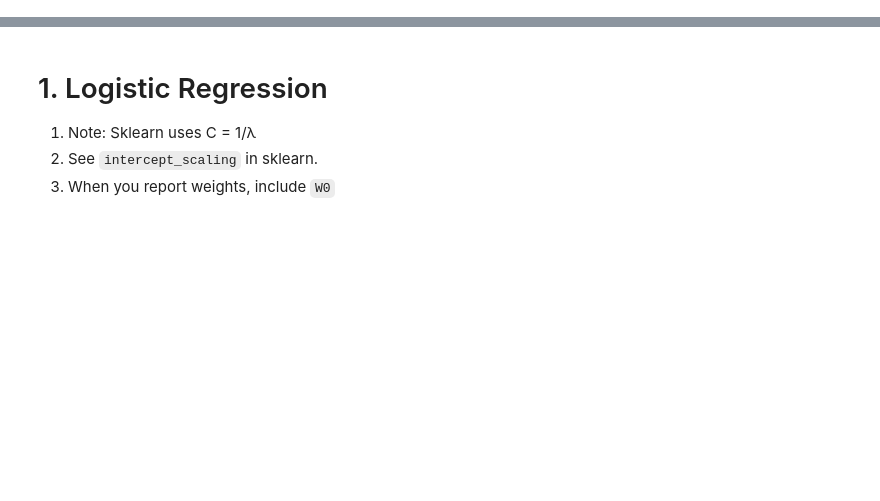
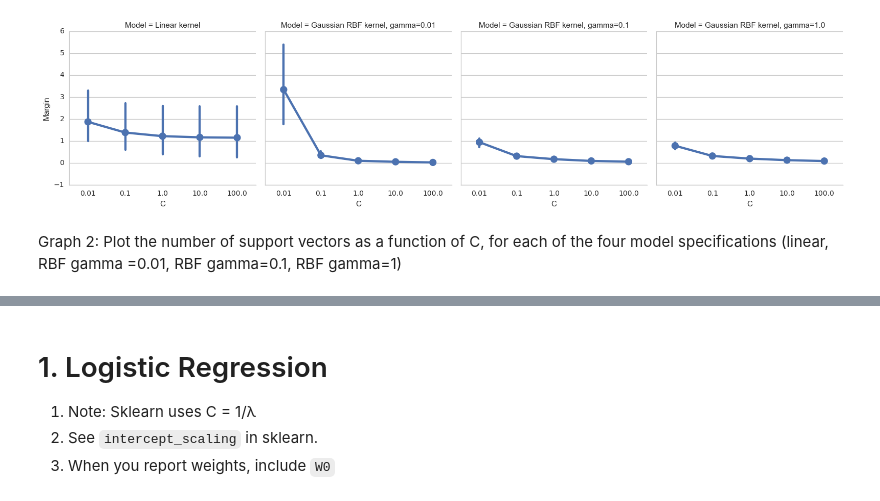
Before and after one commit to sshleifer/ml_6867, a Jupyter notebook: HW2/hw2.ipynb, the cells around one changed output, grey strips where cells are left out. Cells and saved outputs as stored; diff of their text form; code cells hidden in the pictures; blank space fills up the shorter version.

Commit message:
added plotting code

```diff
--- a/HW2/hw2.ipynb
+++ b/HW2/hw2.ipynb
@@ -13,0 +21,17 @@ import funcy
+# %%
+sns.set_context('notebook')
+sns.set_style("whitegrid")
+# %%
+df = pd.read_csv('/Users/shleifer/Downloads/PB2Data.csv', index_col=0)
+def plot_ciupan_df(df):
+    ax = sns.factorplot(x='C', y='Margin', col='Model', data=df, join=True, dodge=True)
+    plt.savefig('figure1.png')
+    ax = sns.factorplot(x='C', y='NumSupportVectors', col='Model', data=df, join=True, dodge=True)
+    plt.savefig('figure2.png')
+    ax = sns.factorplot(x='C', y='NumSupportVectorsAtMargin', col='Model', data=df, join=True, dodge=True)
+    plt.savefig('figure3.png')
+# %% [output]
+[figure, added]
+# %% [markdown]
+Graph 2: Plot the number of support vectors as a function of C, for each of the four
+model specifications (linear, RBF gamma =0.01, RBF gamma=0.1, RBF gamma=1)
```
Also changed, not shown: parts of 33 cells of this notebook, 5 other files.
